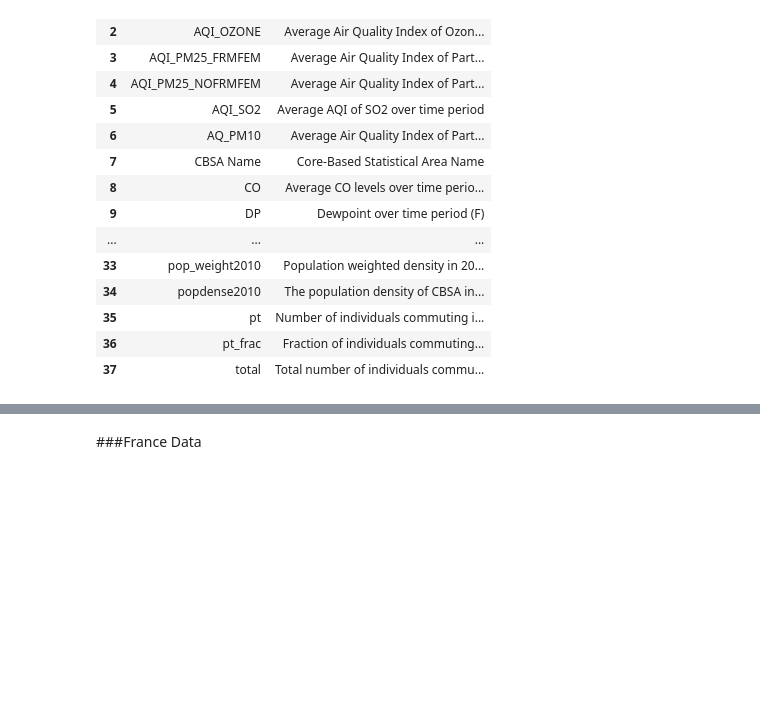
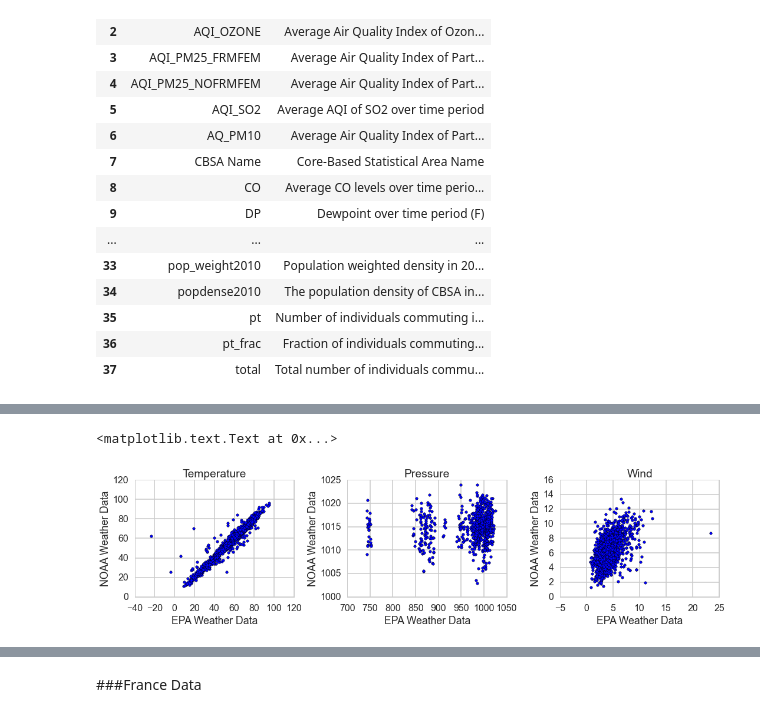
Before and after one commit to mchaffin17/AirPollutionFinalProject, a Jupyter notebook: DataCollection&Cleaning.ipynb, the cells around one changed output, grey strips where cells are left out. Drawn from its saved outputs; the diff is of its cells as text; code cells hidden in the pictures; blank space fills up the shorter version.

```diff
--- a/DataCollection&Cleaning.ipynb
+++ b/DataCollection&Cleaning.ipynb
@@ -692,0 +1208,4 @@ Codebook for datasets:
+# %%
+#Create merge ids for the seasonal and monthly data
+MonthDat2['id']=MonthDat2['CBSA Name'] + [str(int(x)) for x in MonthDat2['month']]
+SeasonDat2['id']=SeasonDat2['CBSA Name'] + [str(x) for x in SeasonDat2['season']]
@@ -692,0 +1244,22 @@ Codebook for datasets:
+# %%
+MonthDat['id']= MonthDat['CBSA Name'] + [str(int(x)) for x in MonthDat['month']]
+Comp_m1 = MonthDat[['CBSA Name','month','WIND','RH','PRESS','TEMP','id']]
+Comp_m1 = Comp_m1.merge(MonthDat2[['CBSA Name','month','Pressure','RH','Temp','Wind','id']],on='id',how='left')
+# %%
+fig, axes = plt.subplots(nrows=1, ncols=3, figsize=(15, 4))
+fig.set_tight_layout(True)
+axes[0].scatter(Comp_m1['TEMP'],Comp_m1['Temp'])
+axes[0].set_title('Temperature')
+axes[0].set_ylabel('NOAA Weather Data')
+axes[0].set_xlabel('EPA Weather Data')
+axes[1].scatter(Comp_m1['PRESS'],Comp_m1['Pressure'])
+axes[1].set_title('Pressure')
+axes[1].set_ylabel('NOAA Weather Data')
+axes[1].set_xlabel('EPA Weather Data')
+axes[2].scatter(Comp_m1['WIND'],Comp_m1['Wind'])
+axes[2].set_title('Wind')
+axes[2].set_ylabel('NOAA Weather Data')
+axes[2].set_xlabel('EPA Weather Data')
+# %% [output]
+<matplotlib.text.Text at 0x...>
+[figure, added]
```
Also changed, not shown: parts of 38 cells of this notebook, 5 other files.
